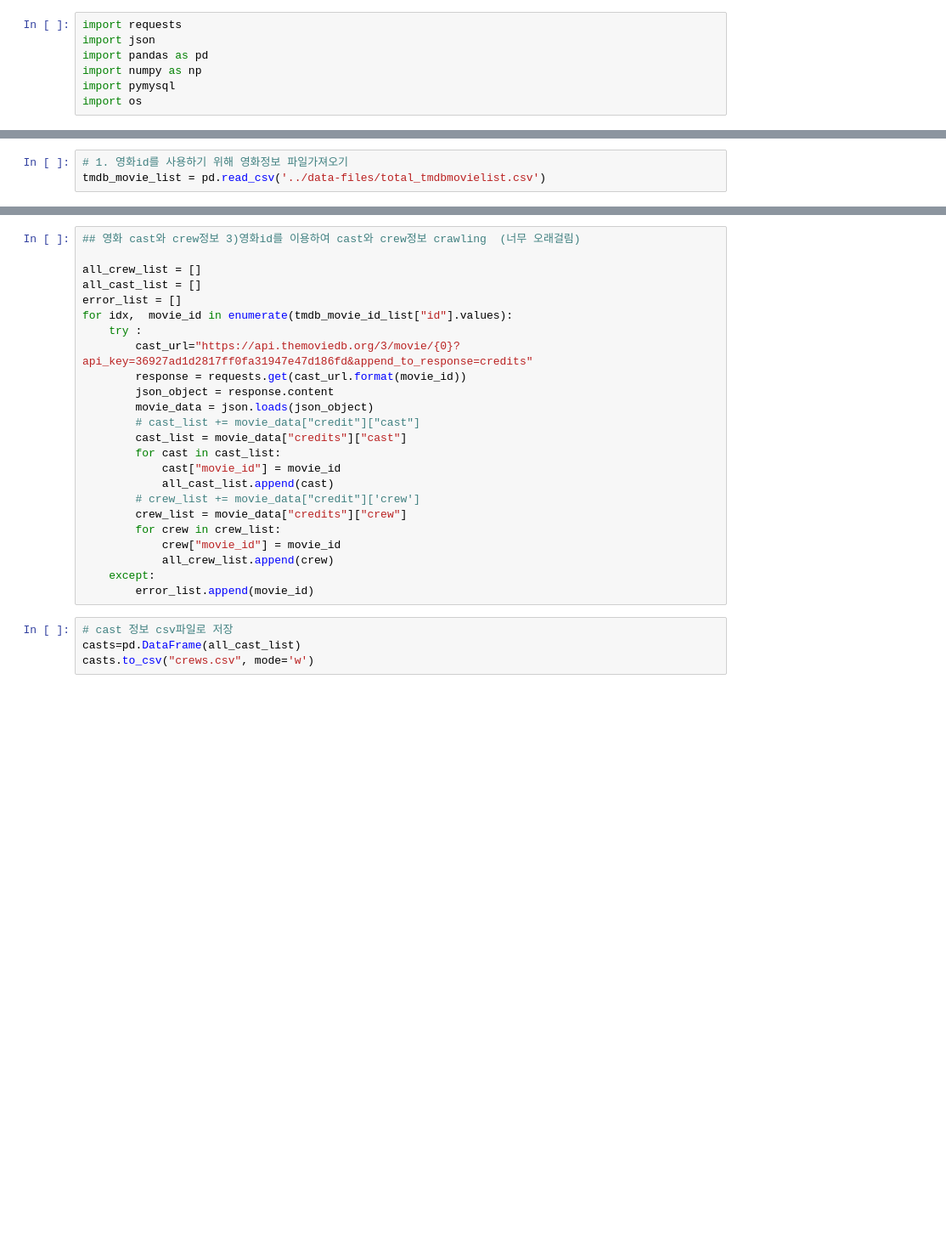
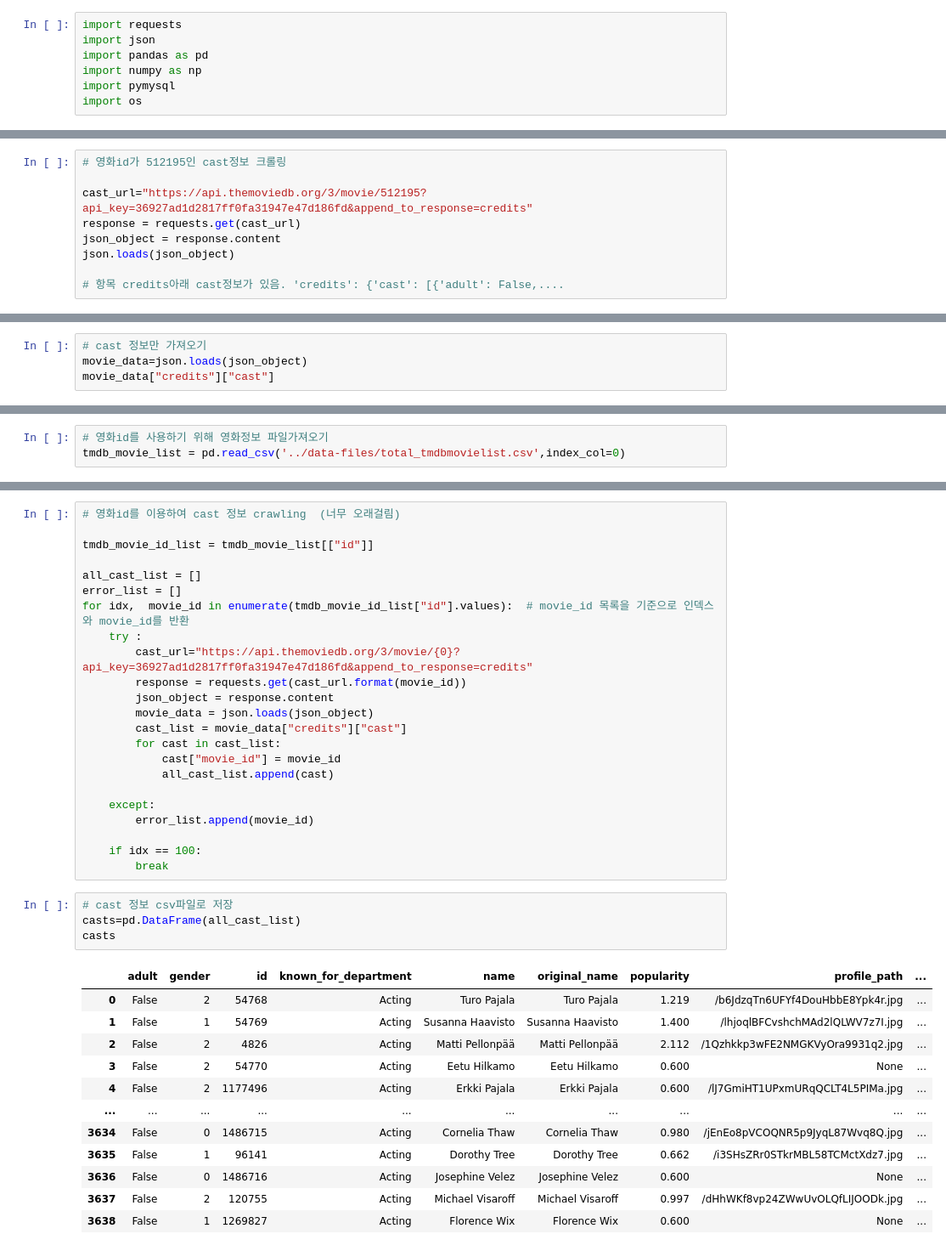
Before and after one commit to seonghun0/project-team3-data, a Jupyter notebook: scripts/team3_data_collection_cast.ipynb, the cells around one changed output, grey strips where cells are left out. Shown at 85% size. Cells and saved outputs as stored; diff of their text form; blank space fills up the shorter version.

```diff
--- a/scripts/team3_data_collection_cast.ipynb
+++ b/scripts/team3_data_collection_cast.ipynb
@@ -7,0 +12,9 @@ import os
+# %%
+# 영화id가 512195인 cast정보 크롤링
+
+cast_url="https://api.themoviedb.org/3/movie/512195?api_key=36927ad1d2817ff0fa31947e47d186fd&append_to_response=credits"
+response = requests.get(cast_url)
+json_object = response.content
+json.loads(json_object)
+
+# 항목 credits아래 cast정보가 있음. 'credits': {'cast': [{'adult': False,....
@@ -7,0 +39,4 @@ import os
+# %%
+# cast 정보만 가져오기
+movie_data=json.loads(json_object)
+movie_data["credits"]["cast"]
@@ -8,3 +61,3 @@ import os
 # %%
-# 1. 영화id를 사용하기 위해 영화정보 파일가져오기
-tmdb_movie_list = pd.read_csv('../data-files/total_tmdbmovielist.csv')
+# 영화id를 사용하기 위해 영화정보 파일가져오기
+tmdb_movie_list = pd.read_csv('../data-files/total_tmdbmovielist.csv',index_col=0)
@@ -45,28 +64,40 @@ tmdb_movie_id_list.head()
 # %%
-## 영화 cast와 crew정보 3)영화id를 이용하여 cast와 crew정보 crawling  (너무 오래걸림)
+# 영화id를 이용하여 cast 정보 crawling  (너무 오래걸림)
 
-all_crew_list = []
+tmdb_movie_id_list = tmdb_movie_list[["id"]]
+
 all_cast_list = []
 error_list = []
-for idx,  movie_id in enumerate(tmdb_movie_id_list["id"].values):
+for idx,  movie_id in enumerate(tmdb_movie_id_list["id"].values):  # movie_id 목록을 기준으로 인덱스와 movie_id를 반환
     try :
         cast_url="https://api.themoviedb.org/3/movie/{0}?api_key=36927ad1d2817ff0fa31947e47d186fd&append_to_response=credits"
         response = requests.get(cast_url.format(movie_id))
         json_object = response.content
         movie_data = json.loads(json_object)
-        # cast_list += movie_data["credit"]["cast"]
         cast_list = movie_data["credits"]["cast"]
         for cast in cast_list:
             cast["movie_id"] = movie_id
             all_cast_list.append(cast)
-        # crew_list += movie_data["credit"]['crew']
-        crew_list = movie_data["credits"]["crew"]
-        for crew in crew_list:
-            crew["movie_id"] = movie_id
-            all_crew_list.append(crew)
+
     except:
         error_list.append(movie_id)
+
+    if idx == 100:
+        break
 # %%
 # cast 정보 csv파일로 저장
 casts=pd.DataFrame(all_cast_list)
-casts.to_csv("crews.csv", mode='w')
+casts
+# %% [output]
+|  | adult | gender | id | known_for_department | name | original_name | popularity | profile_path | ... |
+| 0 | False | 2 | 54768 | Acting | Turo Pajala | Turo Pajala | 1.219 | /b6JdzqTn6UFYf4DouHbbE8Ypk4r.jpg | ... |
+| 1 | False | 1 | 54769 | Acting | Susanna Haavisto | Susanna Haavisto | 1.400 | /lhjoqlBFCvshchMAd2lQLWV7z7I.jpg | ... |
+| 2 | False | 2 | 4826 | Acting | Matti Pellonpää | Matti Pellonpää | 2.112 | /1Qzhkkp3wFE2NMGKVyOra9931q2.jpg | ... |
+| 3 | False | 2 | 54770 | Acting | Eetu Hilkamo | Eetu Hilkamo | 0.600 | None | ... |
+| 4 | False | 2 | 1177496 | Acting | Erkki Pajala | Erkki Pajala | 0.600 | /lJ7GmiHT1UPxmURqQCLT4L5PIMa.jpg | ... |
+| ... | ... | ... | ... | ... | ... | ... | ... | ... | ... |
+| 3634 | False | 0 | 1486715 | Acting | Cornelia Thaw | Cornelia Thaw | 0.980 | /jEnEo8pVCOQNR5p9JyqL87Wvq8Q.jpg | ... |
+| 3635 | False | 1 | 96141 | Acting | Dorothy Tree | Dorothy Tree | 0.662 | /i3SHsZRr0STkrMBL58TCMctXdz7.jpg | ... |
+| 3636 | False | 0 | 1486716 | Acting | Josephine Velez | Josephine Velez | 0.600 | None | ... |
+| 3637 | False | 2 | 120755 | Acting | Michael Visaroff | Michael Visaroff | 0.997 | /dHhWKf8vp24ZWwUvOLQfLIJOODk.jpg | ... |
+| 3638 | False | 1 | 1269827 | Acting | Florence Wix | Florence Wix | 0.600 | None | ... |
```
Also changed, not shown: parts of 8 cells of this notebook, 6 other files.
